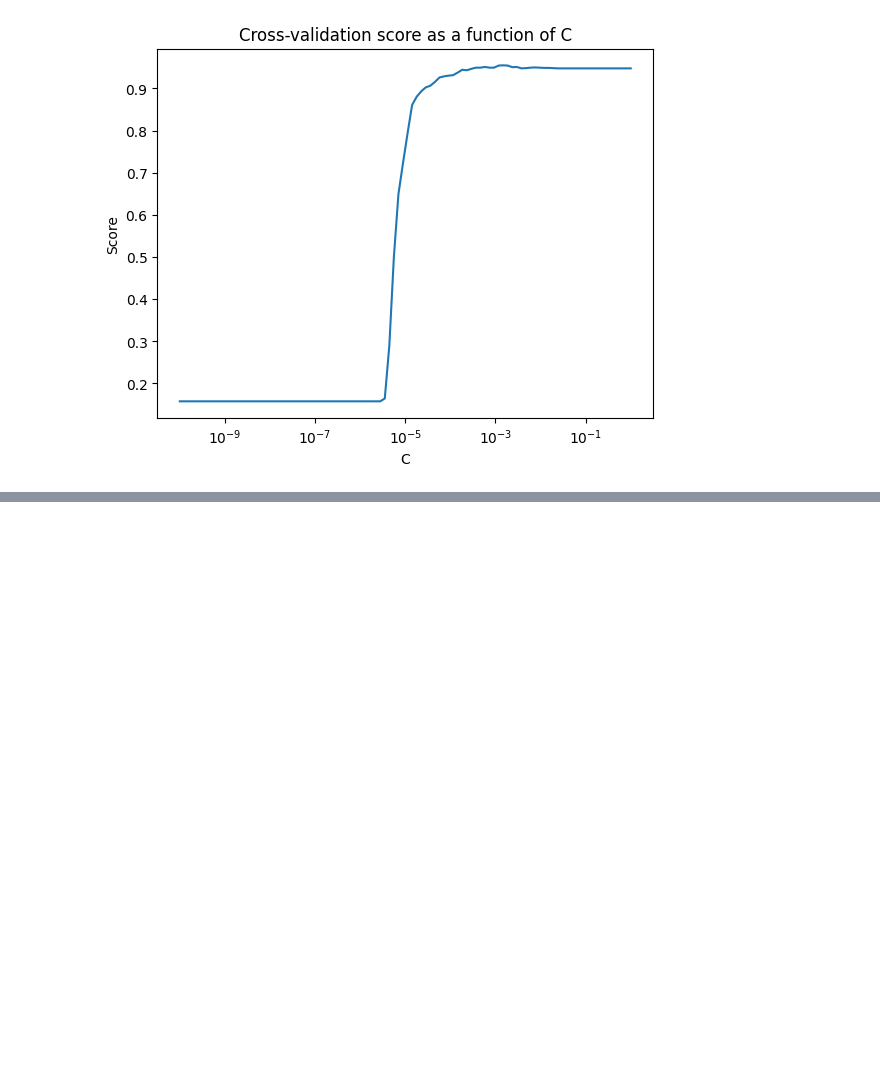
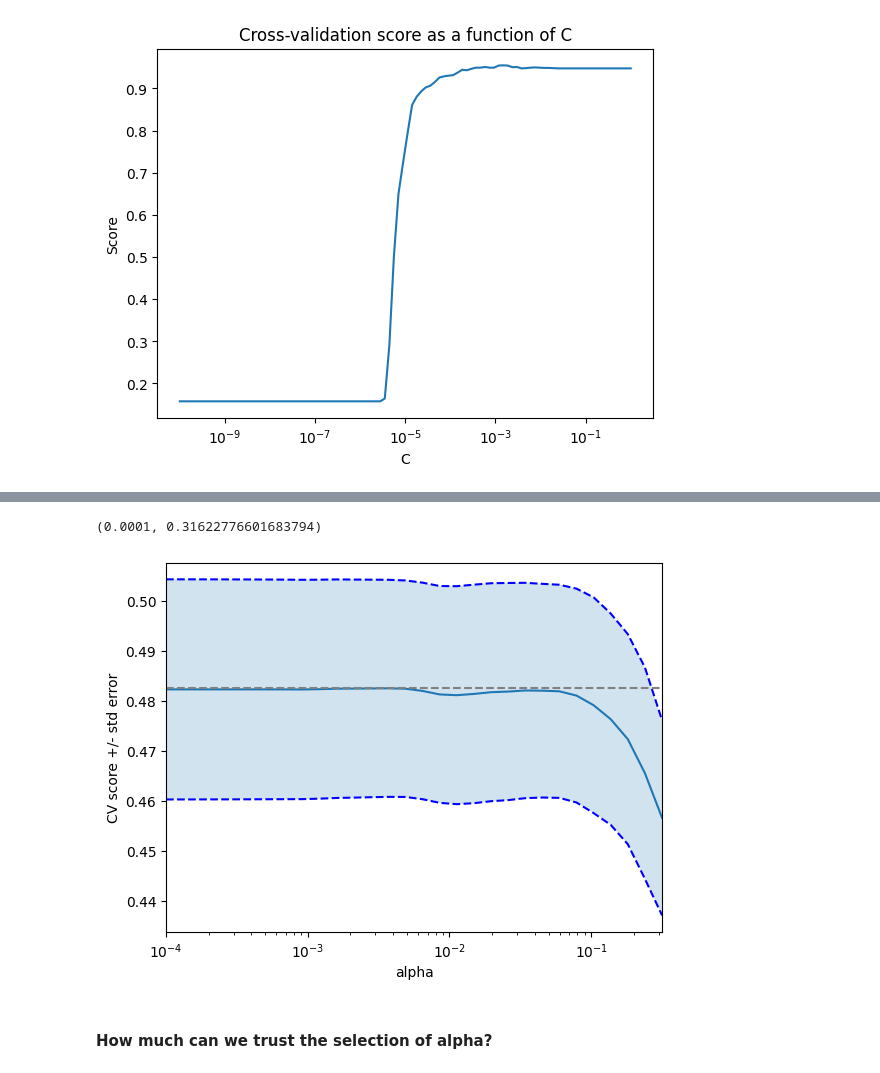
Before and after one commit to Rodmr092/Scikit-Learn-Tutorials, a Jupyter notebook: T3 Cross Validation, selecting estimators and parameters.ipynb, the cells around one changed output, grey strips where cells are left out. Drawn from its saved outputs; the diff is of its cells as text; code cells hidden in the pictures; blank space fills up the shorter version.

```diff
--- a/T3 Cross Validation, selecting estimators and parameters.ipynb
+++ b/T3 Cross Validation, selecting estimators and parameters.ipynb
@@ -191,0 +244,5 @@ We can see the values change at values between 10^-4.5 and 10^5.5
+# %%
+from sklearn import linear_model, datasets
+lasso = linear_model.LassoCV()
+X_diabetes, y_diabetes = datasets.load_diabetes(return_X_y=True)
+lasso.fit(X_diabetes, y_diabetes)
@@ -191,0 +312,21 @@ We can see the values change at values between 10^-4.5 and 10^5.5
+# %%
+# Plot the results + error lines (std.errors of the scores)
+plt.figure()
+plt.semilogx(alphas, scores)
+
+# Calcula el error estandar dividiendo la d.e. entre la raiz cuadrada del número de pliegues
+std_error = scores_std / np.sqrt(n_folds)
+
+plt.semilogx(alphas, scores + std_error, 'b--')
+plt.semilogx(alphas, scores - std_error, 'b--')
+plt.fill_between(alphas, scores + std_error, scores - std_error, alpha=0.2)
+
+plt.ylabel('CV score +/- std error')
+plt.xlabel('alpha')
+plt.axhline(np.max(scores), linestyle='--', color='.5')
+plt.xlim([alphas[0], alphas[-1]])
+# %% [output]
+(0.0001, 0.31622776601683794)
+[figure, added]
+# %% [markdown]
+#### How much can we trust the selection of alpha?
```
Also changed, not shown: parts of 20 cells of this notebook, 1 other file.
